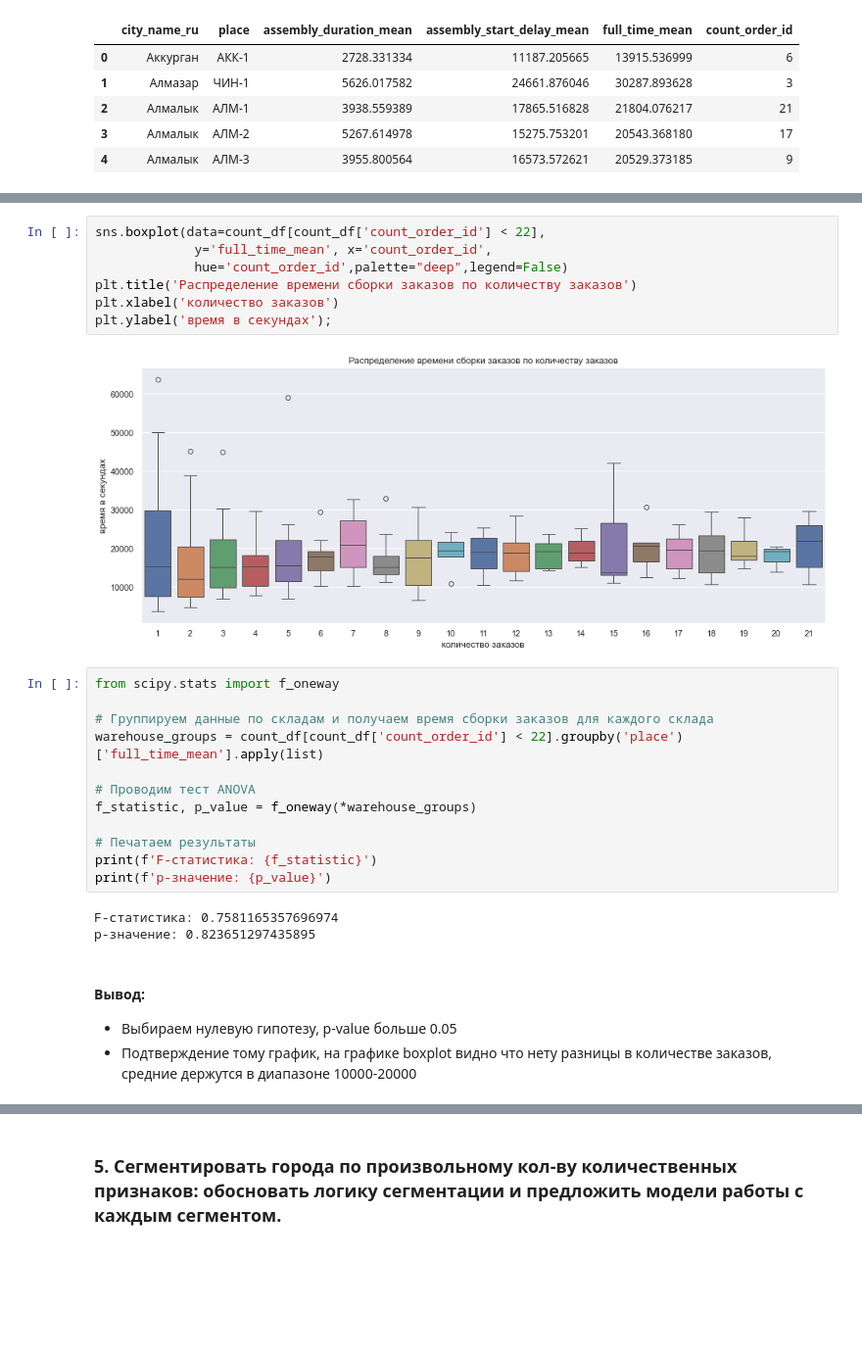
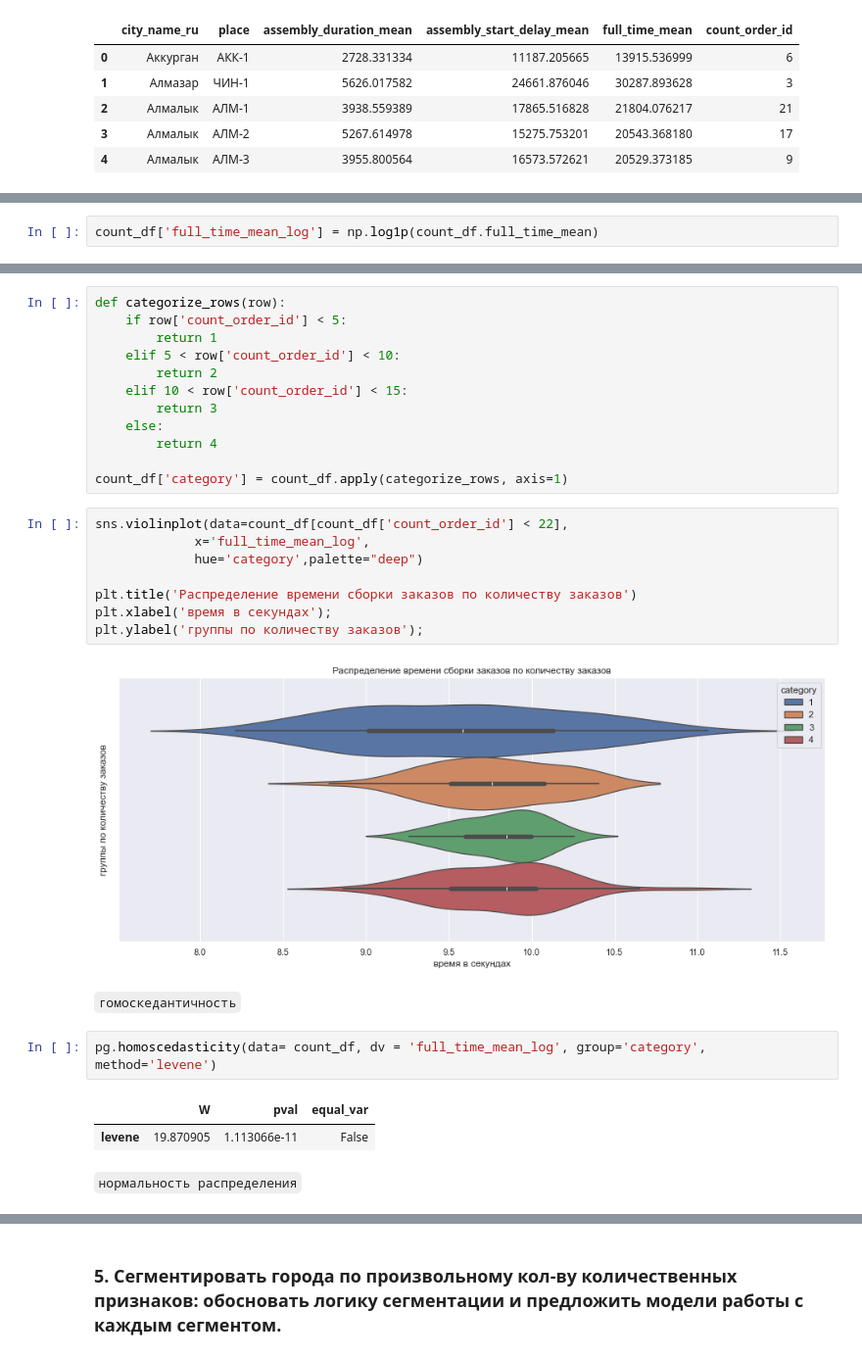
Before and after one commit to evanc001/practice_in_uzum_cource, a Jupyter notebook: live_code_practic/live_code_project.ipynb, the cells around one changed output, grey strips where cells are left out. Shown: that part at 98% size. Drawn from its saved outputs; the diff is of its cells as text; blank space fills up the shorter version.

```diff
--- a/live_code_practic/live_code_project.ipynb
+++ b/live_code_practic/live_code_project.ipynb
@@ -407,0 +407,2 @@ plt.show()
+# %%
+count_df['full_time_mean_log'] = np.log1p(count_df.full_time_mean)
@@ -408,28 +415,31 @@ plt.show()
+# %%
+def categorize_rows(row):
+    if row['count_order_id'] < 5:
+        return 1
+    elif 5 < row['count_order_id'] < 10:
+        return 2
+    elif 10 < row['count_order_id'] < 15:
+        return 3
+    else:
+        return 4
+
+count_df['category'] = count_df.apply(categorize_rows, axis=1)
 # %%
-sns.boxplot(data=count_df[count_df['count_order_id'] < 22],
-             y='full_time_mean', x='count_order_id',
-             hue='count_order_id',palette="deep",legend=False)
+sns.violinplot(data=count_df[count_df['count_order_id'] < 22],
+             x='full_time_mean_log',
+             hue='category',palette="deep")
+
 plt.title('Распределение времени сборки заказов по количеству заказов')
-plt.xlabel('количество заказов')
-plt.ylabel('время в секундах');
+plt.xlabel('время в секундах');
+plt.ylabel('группы по количеству заказов');
 # %% [output]
-[figure, old version]
+[figure, new version]
-# %%
-from scipy.stats import f_oneway
-
-# Группируем данные по складам и получаем время сборки заказов для каждого склада
-warehouse_groups = count_df[count_df['count_order_id'] < 22].groupby('place')['full_time_mean'].apply(list)
-
-# Проводим тест ANOVA
-f_statistic, p_value = f_oneway(*warehouse_groups)
-
-# Печатаем результаты
-print(f'F-статистика: {f_statistic}')
-print(f'p-значение: {p_value}')
-# %% [output]
-F-статистика: 0.7581165357696974
-p-значение: 0.823651297435895
-# %% [markdown]
-#### Вывод:
-- Выбираем нулевую гипотезу, p-value больше 0.05
-- Подтверждение тому график, на графике boxplot видно что нету разницы в количестве заказов, средние держутся в диапазоне 10000-20000
+# %% [markdown]
+`гомоскедантичность`
+# %%
+pg.homoscedasticity(data= count_df, dv = 'full_time_mean_log', group='category', method='levene')
+# %% [output]
+|  | W | pval | equal_var |
+| levene | 19.870905 | 1.113066e-11 | False |
+# %% [markdown]
+`нормальность распределения`
```
Also changed, not shown: parts of 20 cells of this notebook.
